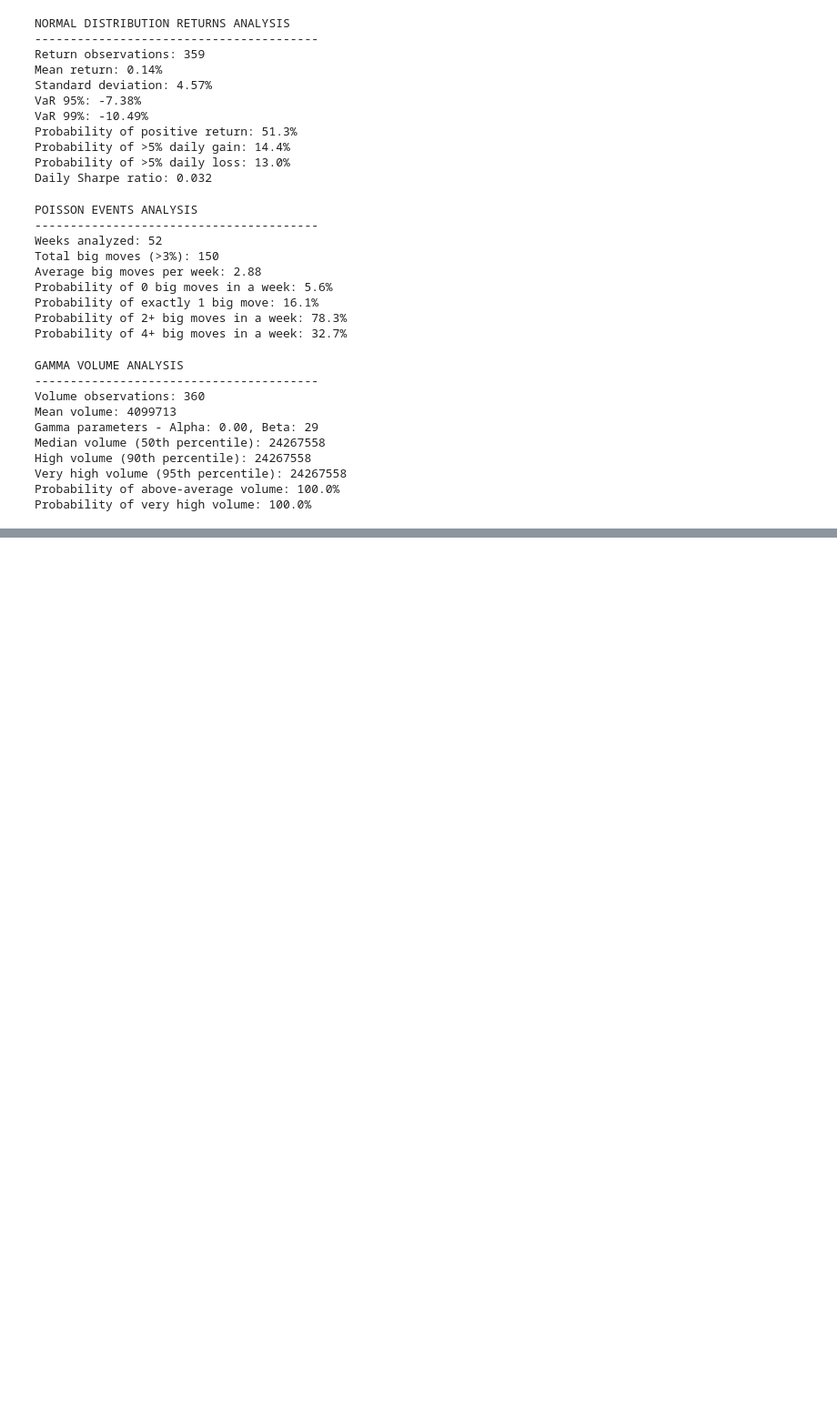
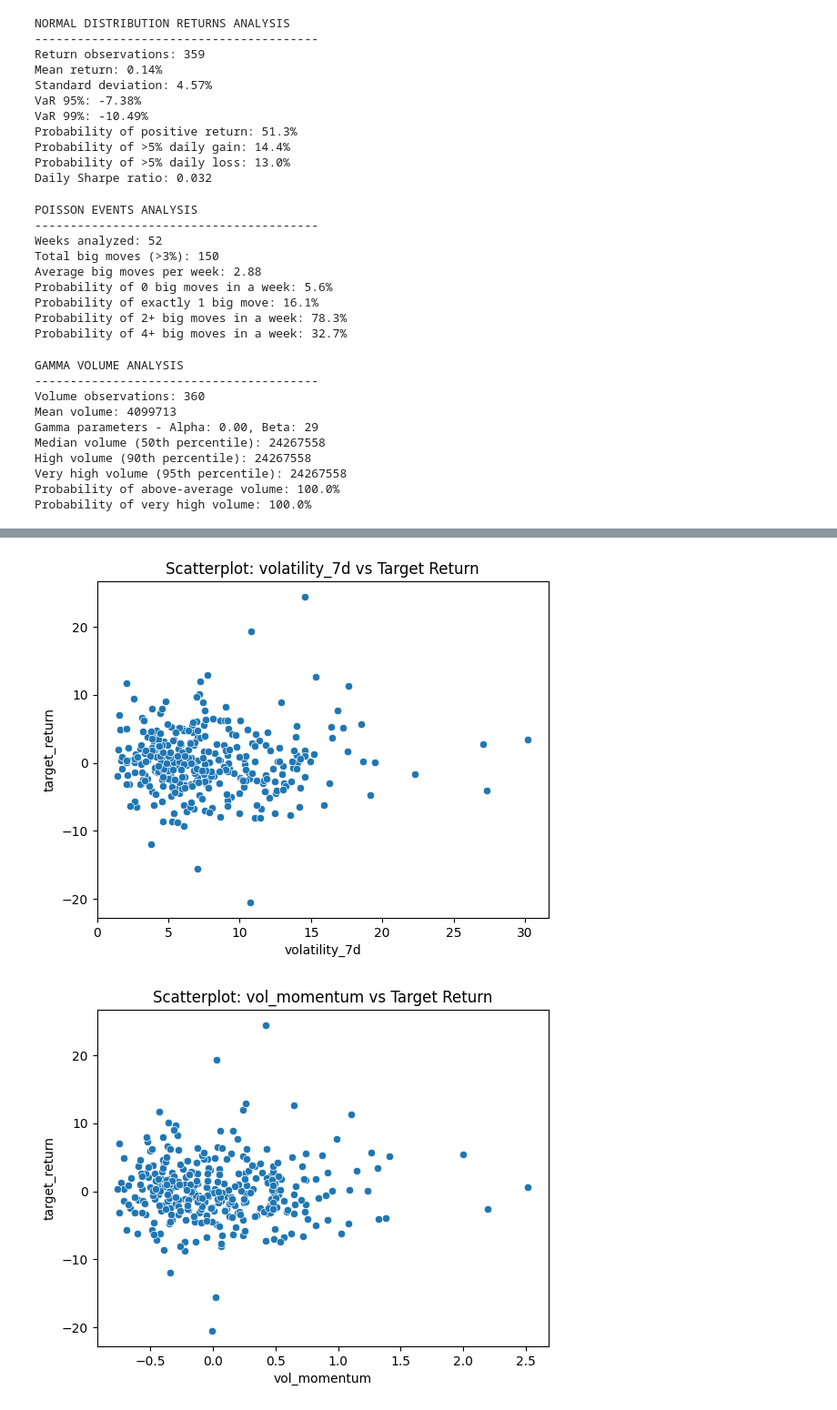
Before and after one commit to pynat/probabilistic_trading_strategies_solana, a Jupyter notebook: quant.ipynb, the cells around one changed output, grey strips where cells are left out. Shown at 91% size. Saved outputs shown, nothing was run; the diff lists cells and outputs as text; code cells hidden in the pictures; blank space fills up the shorter version.

```diff
--- a/quant.ipynb
+++ b/quant.ipynb
@@ -417,2 +472,8 @@ df.tail(3)
+# %%
+# remove vol_momentum because of high cor with 0.71 volatility_7d
+df.drop(columns=['vol_momentum'], inplace=True)
+
+# strategy implication, combining volatility volume = strong breakout-signal
+df['breakout_signal'] = (df['vol_expansion'] == 1) & (df['volume_spike'] == 1)
 # %%
 # BAYES
@@ -1179,56 +1484,24 @@ Very high volume (95th percentile): 24267558
 Probability of above-average volume: 100.0%
 Probability of very high volume: 100.0%
 # %%
-import pandas as pd
-import numpy as np
-import matplotlib.pyplot as plt
-import seaborn as sns
-from sklearn.model_selection import train_test_split
-from sklearn.preprocessing import StandardScaler
+corrs = df[['volatility_7d', 'vol_momentum', 'atr_ratio', 'volume_zscore', 'bb_width', 'target_return']].corr()
+print(corrs['target_return'].sort_values(ascending=False))
+
+
+
+features = ['volatility_7d', 'vol_momentum', 'atr_ratio', 'volume_zscore', 'bb_width']
+for f in features:
+    sns.scatterplot(x=df[f], y=df['target_return'])
+    plt.title(f'Scatterplot: {f} vs Target Return')
+    plt.show()
+
 import statsmodels.api as sm
 
-# 1. Shift return to create tomorrow's return as target
-df['target_return'] = df['return'].shift(-1)
-
-# 2. Select features and target
-features = ['volatility_7d', 'vol_momentum', 'atr_ratio', 'volume_zscore', 'bb_width']
-target = 'target_return'
-
-# 3. Drop rows with missing values
-df_model = df[features + [target]].dropna()
-
-X = df_model[features]
-y = df_model[target]
-
-# 4. Standardize features
-scaler = StandardScaler()
-X_scaled = scaler.fit_transform(X)
-X_scaled = pd.DataFrame(X_scaled, columns=features, index=X.index)
-
-# 5. Add constant term for OLS
-X_scaled = sm.add_constant(X_scaled)
-
-# 6. Train/Test split
-X_train, X_test, y_train, y_test = train_test_split(X_scaled, y, test_size=0.2, random_state=42)
-
-# 7. Fit OLS model
-ols_model = sm.OLS(y_train, X_train).fit()
-
-# 8. Summary
-print(ols_model.summary())
-
-# 9. Scatterplots to visualize relationships
-fig, axes = plt.subplots(nrows=2, ncols=3, figsize=(15, 8))
-axes = axes.flatten()
-
-for idx, feature in enumerate(features):
-    sns.scatterplot(x=X_train[feature], y=y_train, ax=axes[idx])
-    axes[idx].set_title(f'{feature} vs return_tomorrow')
-    axes[idx].set_xlabel(feature)
-    axes[idx].set_ylabel('return_tomorrow')
-
-# Optional: remove empty subplot if number of features < total subplots
-fig.delaxes(axes[-1])
-plt.tight_layout()
-plt.show()
+for f in features:
+    X = sm.add_constant(df[f].dropna())
+    y = df['target_return'].loc[X.index]
+    model = sm.OLS(y, X).fit()
+    print(f'Feature: {f}')
+    print(model.summary())
+    print('\n')
 # %% [output]
@@ -1235,0 +1515,2 @@ ModuleNotFoundError: No module named 'statsmodels'
+[figure, added]
+[figure, added]
```
Also changed, not shown: parts of 13 cells of this notebook, 1 other file.
